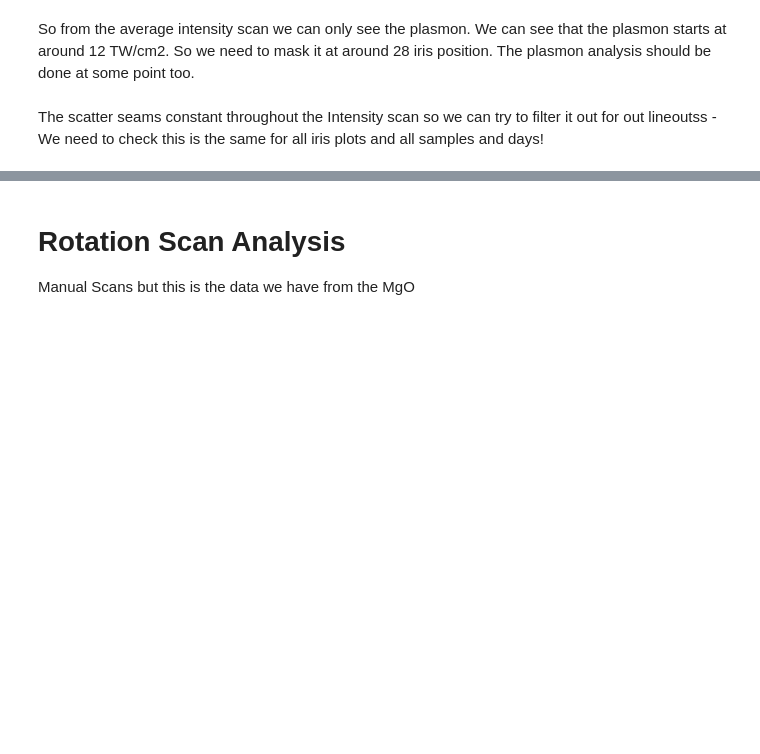
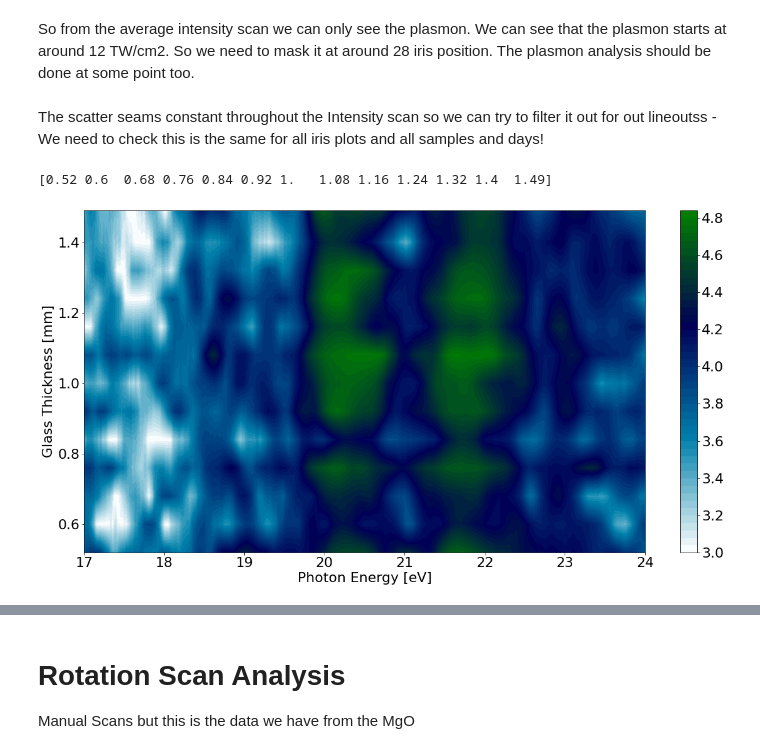
Before and after one commit to KasiaKoo/Artemis_Jan22, a Jupyter notebook: MgO_1800nm.ipynb, the cells around one changed output, grey strips where cells are left out. Drawn from its saved outputs; the diff is of its cells as text; code cells hidden in the pictures; blank space fills up the shorter version.

```diff
--- a/MgO_1800nm.ipynb
+++ b/MgO_1800nm.ipynb
@@ -76,10 +123,14 @@ The scatter seams constant throughout the Intensity scan so we can try to filter
 # %%
 x, y, Z = Chirp.return_scan_data('thick')
 fig, ax = plt.subplots(figsize = (20,10))
-vmin=5000
+vmin=10**3
 Z[Z<vmin]=vmin
-cma = ax.contourf(y,x,Z, levels=50, cmap='ocean_r')
+cma = ax.contourf(y,x,np.log10(Z), levels=50, cmap='ocean_r')
 cba = plt.colorbar(cma, ax=ax)
 ax.set_ylabel('Glass Thickness [mm]')
 ax.set_xlabel('Photon Energy [eV]')
-ax.set_xlim(left=16)
+ax.set_xlim(17,24)
+print(x)
+# %% [output]
+[0.52 0.6  0.68 0.76 0.84 0.92 1.   1.08 1.16 1.24 1.32 1.4  1.49]
+[figure, added]
```
Also changed, not shown: parts of 10 cells of this notebook, 2 other files.
